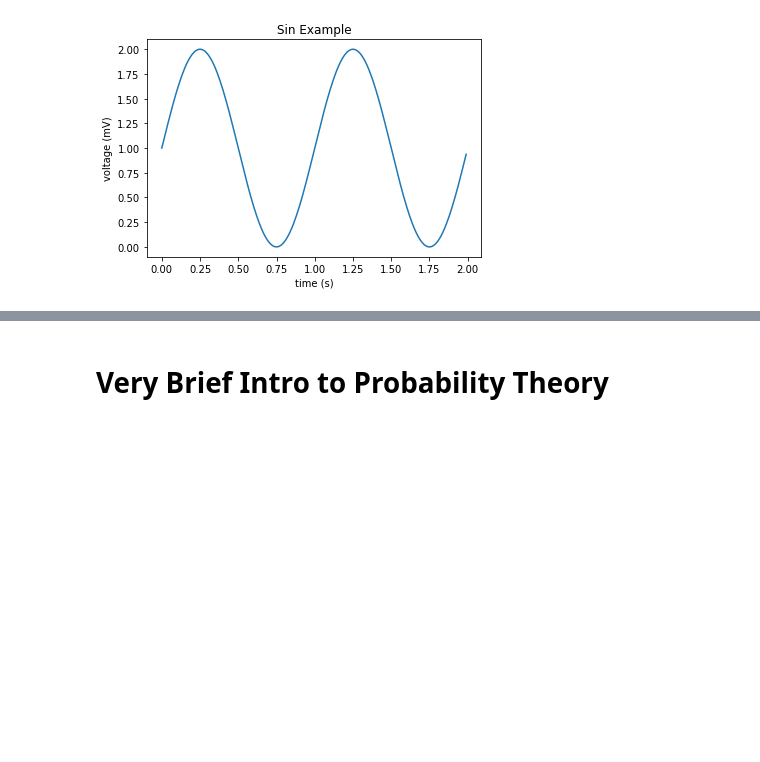
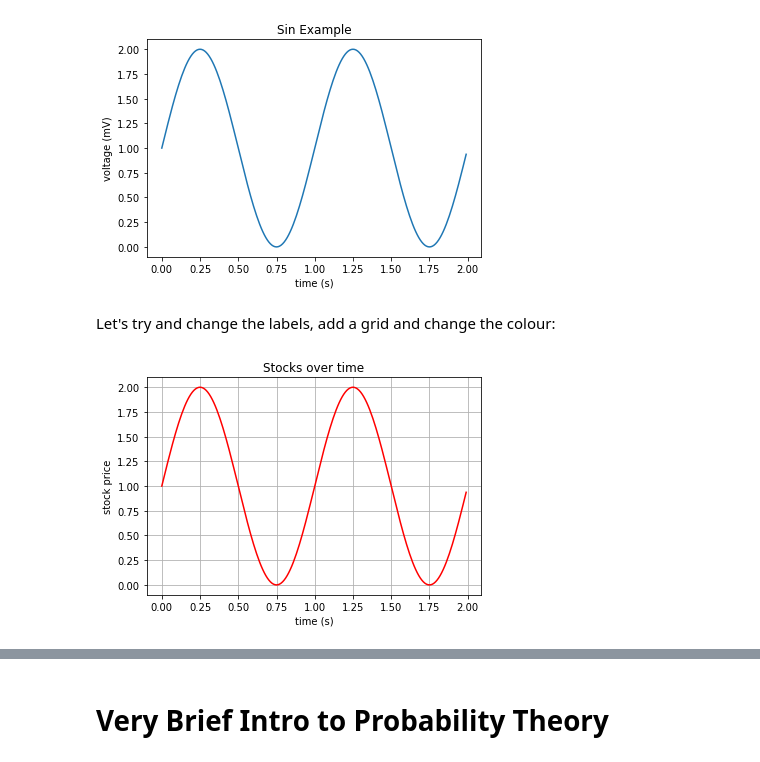
Before and after one commit to jonathanfrawley/data_analysis_and_machine_learning_course, a Jupyter notebook: slides/slides_01.ipynb, the cells around one changed output, grey strips where cells are left out. Saved outputs shown, nothing was run; the diff lists cells and outputs as text; code cells hidden in the pictures; blank space fills up the shorter version.

```diff
--- a/slides/slides_01.ipynb
+++ b/slides/slides_01.ipynb
@@ -63,3 +63,14 @@ ax.set(xlabel='time (s)', ylabel='voltage (mV)',
 plt.show()
 # %% [output]
 [figure]
+# %% [markdown]
+Let's try and change the labels, add a grid and change the colour:
+# %%
+fig, ax = plt.subplots()
+ax.plot(x_data, y_data, color='red')
+ax.set(xlabel='time (s)', ylabel='stock price',
+       title='Stocks over time')
+ax.grid()
+plt.show()
+# %% [output]
+[figure, added]
```
Also changed, not shown: parts of 5 cells of this notebook, 4 other files.
